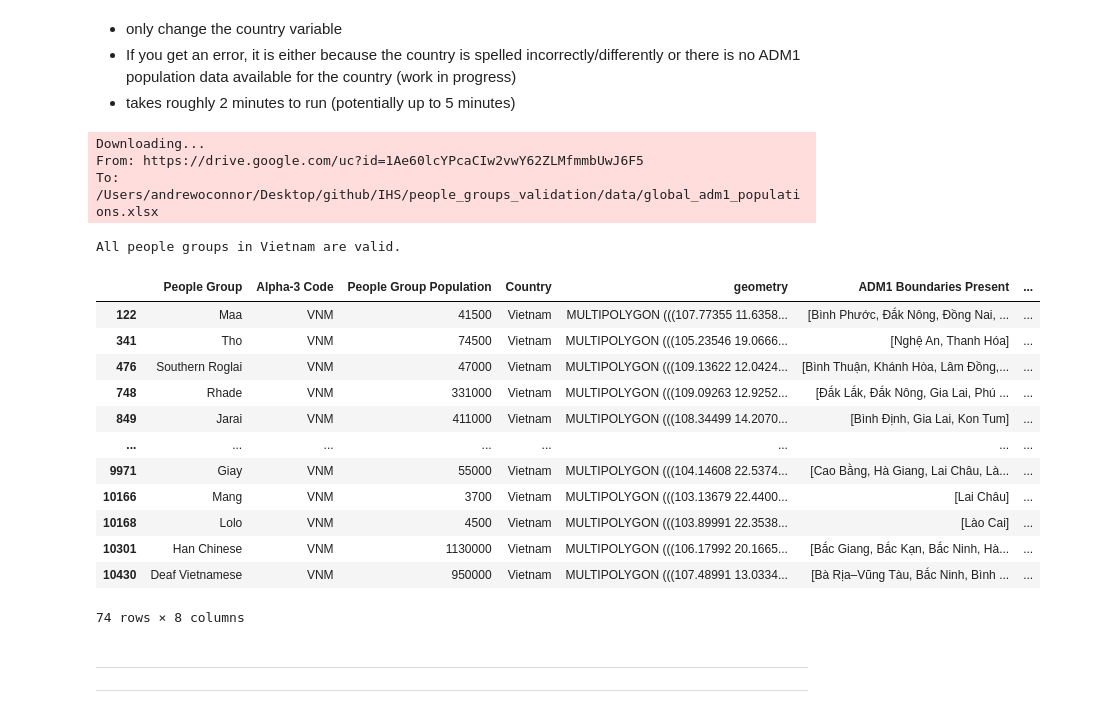
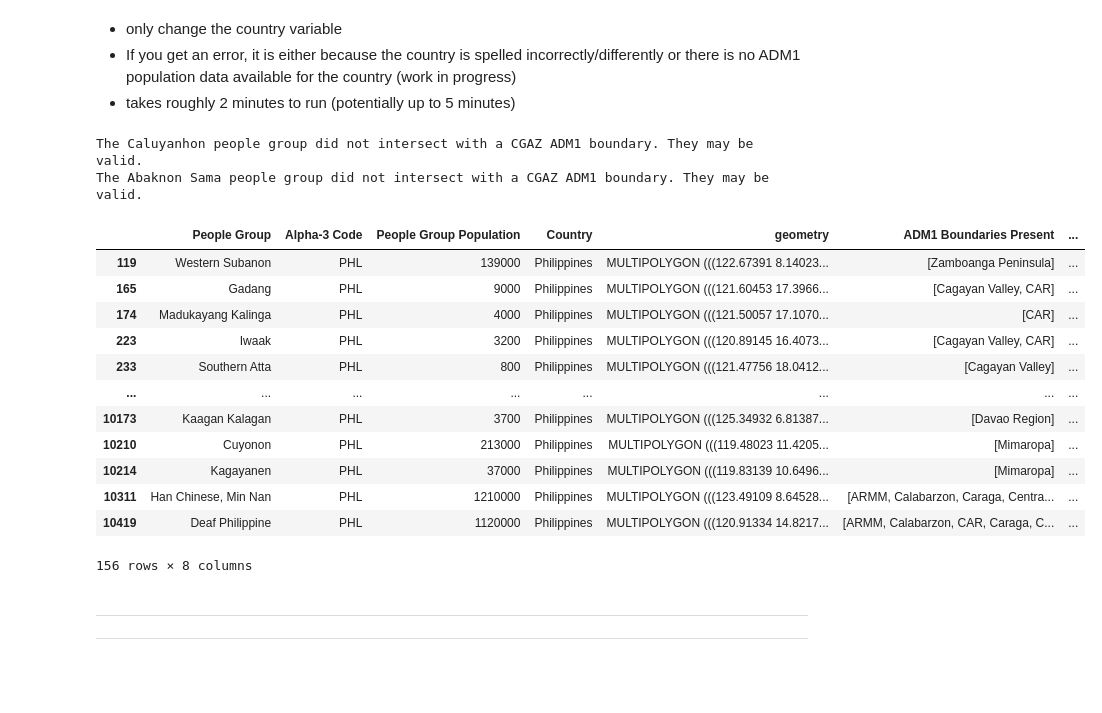
Before and after one commit to andrewjoc/vsfs-ihs, a Jupyter notebook: people_groups_validation/people_groups_validation.ipynb, the cells around one changed output. Drawn from its saved outputs; the diff is of its cells as text; code cells hidden in the pictures; blank space fills up the shorter version.

```diff
--- a/people_groups_validation/people_groups_validation.ipynb
+++ b/people_groups_validation/people_groups_validation.ipynb
@@ -48,29 +48,27 @@ countries_with_data()
 * If you get an error, it is either because the country is spelled incorrectly/differently or there is no ADM1 population data available for the country (work in progress)
 * takes roughly 2 minutes to run (potentially up to 5 minutes)
 # %%
-country = "Vietnam"
+country = "Philippines"
 
 # no need to edit anything below this line
 results = validate_country(country, True)
 results
 # %% [output]
-Downloading...
-From: https://drive.google.com/uc?id=1Ae60lcYPcaCIw2vwY62ZLMfmmbUwJ6F5
-To: /Users/andrewoconnor/Desktop/github/IHS/people_groups_validation/data/global_adm1_populations.xlsx
+The Caluyanhon people group did not intersect with a CGAZ ADM1 boundary. They may be valid.
+The Abaknon Sama people group did not intersect with a CGAZ ADM1 boundary. They may be valid.
+|  | People Group | Alpha-3 Code | People Group Population | Country | geometry | ADM1 Boundaries Present | ... |
+| 119 | Western Subanon | PHL | 139000 | Philippines | MULTIPOLYGON (((122.67391 8.14023... | [Zamboanga Peninsula] | ... |
+| 165 | Gadang | PHL | 9000 | Philippines | MULTIPOLYGON (((121.60453 17.3966... | [Cagayan Valley, CAR] | ... |
+| 174 | Madukayang Kalinga | PHL | 4000 | Philippines | MULTIPOLYGON (((121.50057 17.1070... | [CAR] | ... |
+| 223 | Iwaak | PHL | 3200 | Philippines | MULTIPOLYGON (((120.89145 16.4073... | [Cagayan Valley, CAR] | ... |
+| 233 | Southern Atta | PHL | 800 | Philippines | MULTIPOLYGON (((121.47756 18.0412... | [Cagayan Valley] | ... |
+| ... | ... | ... | ... | ... | ... | ... | ... |
+| 10173 | Kaagan Kalagan | PHL | 3700 | Philippines | MULTIPOLYGON (((125.34932 6.81387... | [Davao Region] | ... |
+| 10210 | Cuyonon | PHL | 213000 | Philippines | MULTIPOLYGON (((119.48023 11.4205... | [Mimaropa] | ... |
+| 10214 | Kagayanen | PHL | 37000 | Philippines | MULTIPOLYGON (((119.83139 10.6496... | [Mimaropa] | ... |
+| 10311 | Han Chinese, Min Nan | PHL | 1210000 | Philippines | MULTIPOLYGON (((123.49109 8.64528... | [ARMM, Calabarzon, Caraga, Centra... | ... |
+| 10419 | Deaf Philippine | PHL | 1120000 | Philippines | MULTIPOLYGON (((120.91334 14.8217... | [ARMM, Calabarzon, CAR, Caraga, C... | ... |
-All people groups in Vietnam are valid.
+156 rows × 8 columns
-|  | People Group | Alpha-3 Code | People Group Population | Country | geometry | ADM1 Boundaries Present | ... |
-| 122 | Maa | VNM | 41500 | Vietnam | MULTIPOLYGON (((107.77355 11.6358... | [Bình Phước, Đắk Nông, Đồng Nai, ... | ... |
-| 341 | Tho | VNM | 74500 | Vietnam | MULTIPOLYGON (((105.23546 19.0666... | [Nghệ An, Thanh Hóa] | ... |
-| 476 | Southern Roglai | VNM | 47000 | Vietnam | MULTIPOLYGON (((109.13622 12.0424... | [Bình Thuận, Khánh Hòa, Lâm Đồng,... | ... |
-| 748 | Rhade | VNM | 331000 | Vietnam | MULTIPOLYGON (((109.09263 12.9252... | [Đắk Lắk, Đắk Nông, Gia Lai, Phú ... | ... |
-| 849 | Jarai | VNM | 411000 | Vietnam | MULTIPOLYGON (((108.34499 14.2070... | [Bình Định, Gia Lai, Kon Tum] | ... |
-| ... | ... | ... | ... | ... | ... | ... | ... |
-| 9971 | Giay | VNM | 55000 | Vietnam | MULTIPOLYGON (((104.14608 22.5374... | [Cao Bằng, Hà Giang, Lai Châu, Là... | ... |
-| 10166 | Mang | VNM | 3700 | Vietnam | MULTIPOLYGON (((103.13679 22.4400... | [Lai Châu] | ... |
-| 10168 | Lolo | VNM | 4500 | Vietnam | MULTIPOLYGON (((103.89991 22.3538... | [Lào Cai] | ... |
-| 10301 | Han Chinese | VNM | 1130000 | Vietnam | MULTIPOLYGON (((106.17992 20.1665... | [Bắc Giang, Bắc Kạn, Bắc Ninh, Hà... | ... |
-| 10430 | Deaf Vietnamese | VNM | 950000 | Vietnam | MULTIPOLYGON (((107.48991 13.0334... | [Bà Rịa–Vũng Tàu, Bắc Ninh, Bình ... | ... |
-74 rows × 8 columns
 # %% [markdown]
 <hr style="border: 5px solid #003262;" />
 <hr style="border: 1px solid #fdb515;" />
```
Also changed, not shown: parts of 3 cells of this notebook, 1 other file.
